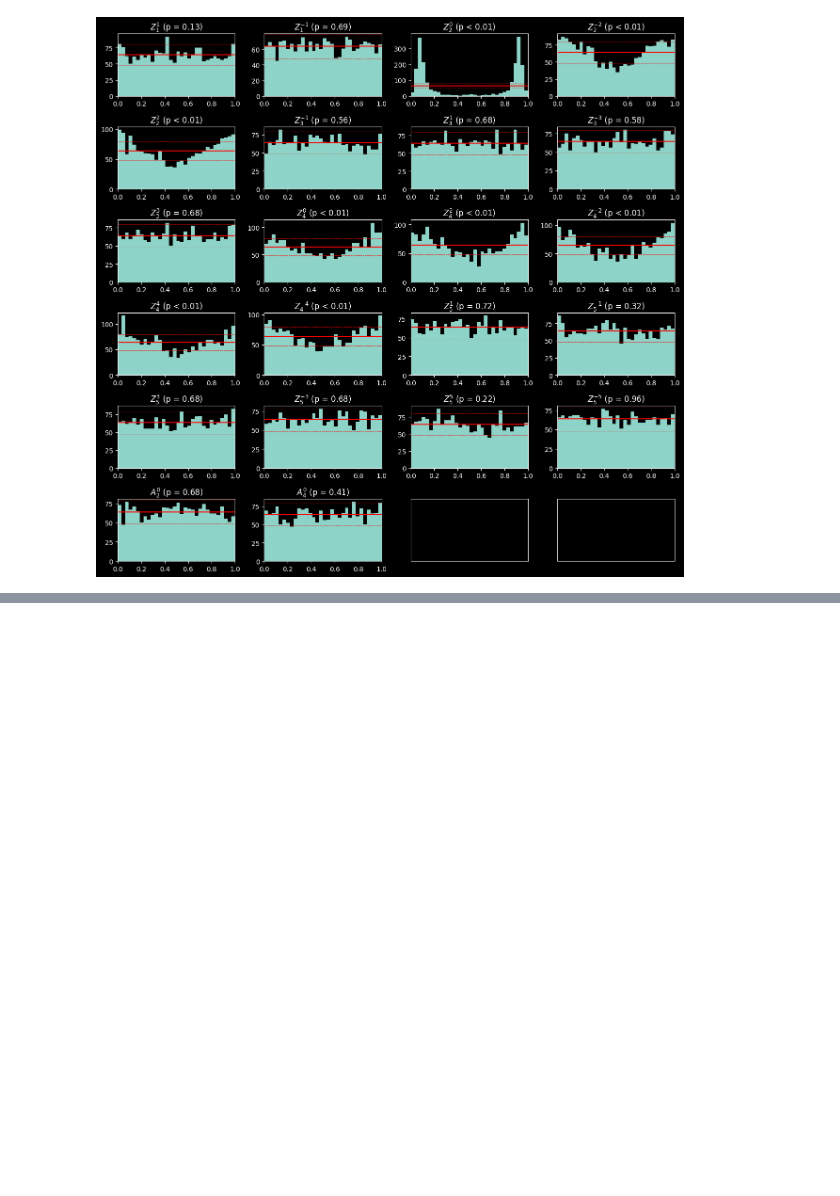
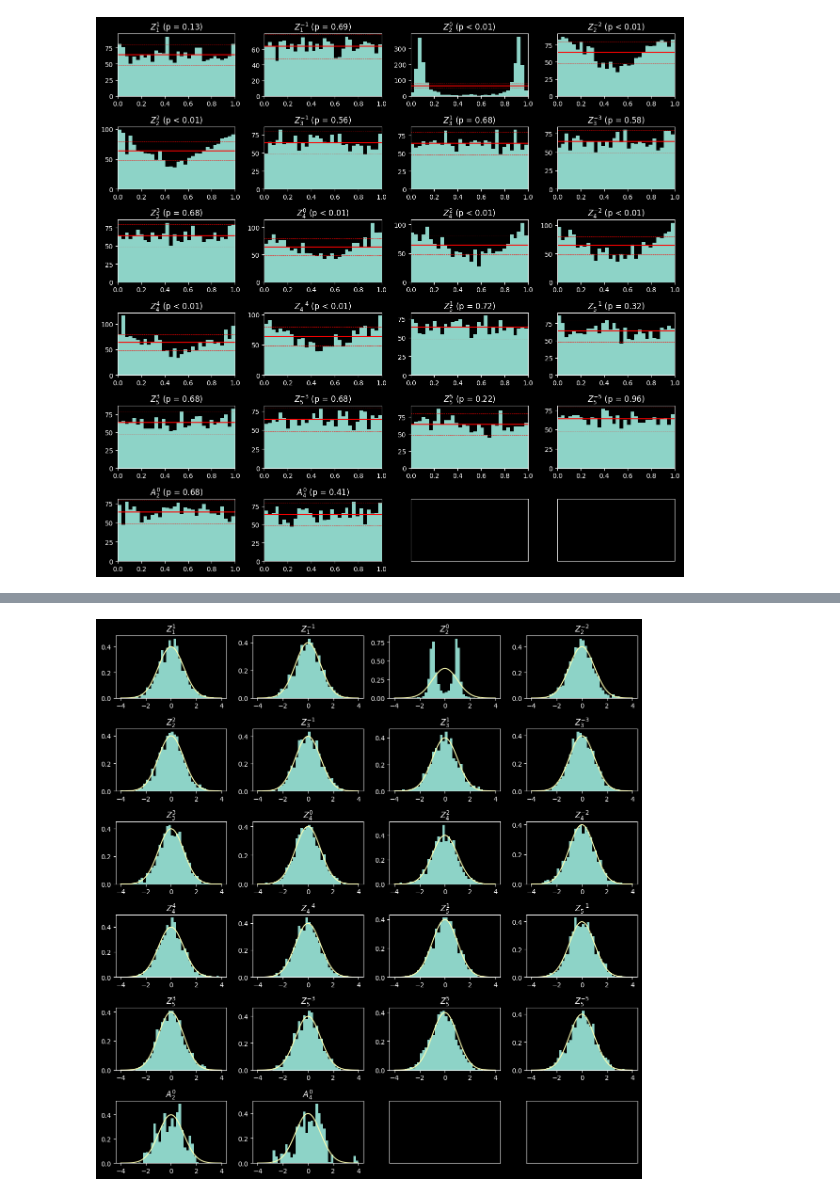
Before and after one commit to walterfu1064/cynosure, a Jupyter notebook: examples/information_theory/example_3a.ipynb, the cells around one changed output, grey strips where cells are left out. Drawn from its saved outputs; the diff is of its cells as text; code cells hidden in the pictures; blank space fills up the shorter version.

Commit message:
Follow-up model to correct the calibration

```diff
--- a/examples/information_theory/example_3a.ipynb
+++ b/examples/information_theory/example_3a.ipynb
@@ -331,0 +345,44 @@ Different parameters show different degrees of calibration. The odd-$n$ phase te
+# %%
+batch_size = 64
+
+defocus_coefs = solver.simulator.z_offset_to_coefficients(z)  # [Z, N_phase]
+phase_labels = phase_coefs.unsqueeze(1) + defocus_coefs.unsqueeze(0)  # [B, Z, N_phase]
+amp_labels = amp_coefs.unsqueeze(1).expand(-1, num_z, -1)  # [B, Z, N_amp]
+truth = solver.coefficients.join(phase_labels.flatten(0, 1), amp_labels.flatten(0, 1))
+truth = truth[:, ~solver.coefficients.is_pinned].reshape(batch_size, num_z, -1)  # [B, Z, C_kept]
+
+pred_means = dist.mean.reshape(batch_size, num_z, solver.num_components, -1)  # [B, Z, K, C_kept]
+nearest_component = (pred_means - truth.unsqueeze(2)).square().sum(-1).argmin(-1)  # [B, Z], index of the correct twin
+nearest_means = pred_means[torch.arange(batch_size).unsqueeze(1), torch.arange(num_z).unsqueeze(0), nearest_component]  # [B, Z, C_kept]
+
+pred_stdevs = dist.stddev.reshape(batch_size, num_z, solver.num_components, -1)  # [B, Z, K, C_kept]
+nearest_stdevs = pred_stdevs[torch.arange(batch_size).unsqueeze(1), torch.arange(num_z).unsqueeze(0), nearest_component]  # [B, Z, C_kept]
+
+zscores = (truth - nearest_means) / nearest_stdevs  # [B, Z, C_kept]
+# %%
+num_cols = 4
+panel_size = 3
+aspect_ratio = 0.65
+
+num_coefs = solver.coefficients.num_nonpinned_coefs
+num_rows = int(math.ceil(num_coefs / num_cols))
+figsize = (panel_size * aspect_ratio * num_rows, panel_size * num_cols)
+
+labels = solver.coefficients.nonpinned_labels
+
+xmax = 4
+x = np.linspace(-xmax, xmax, 100)
+standard_normal = (1.0/math.sqrt(2*math.pi)) * np.exp(-0.5*x**2)
+
+fig, axarr = pyplot.subplots(num_rows, num_cols, figsize=figsize)
+for i, ax in enumerate(axarr.ravel()):
+    if i < num_coefs:
+        _ = ax.hist(zscores[..., i].numpy(force=True).ravel(), range=(-xmax, xmax), bins=40, density=True)
+        ax.plot(x, standard_normal)
+        ax.set_title(f"{labels[i]}")
+    else:
+        ax.set_xticks([])
+        ax.set_yticks([])
+fig.tight_layout()
+# %% [output]
+[figure, added]
```
Also changed, not shown: parts of 23 cells of this notebook, 3 other files.
